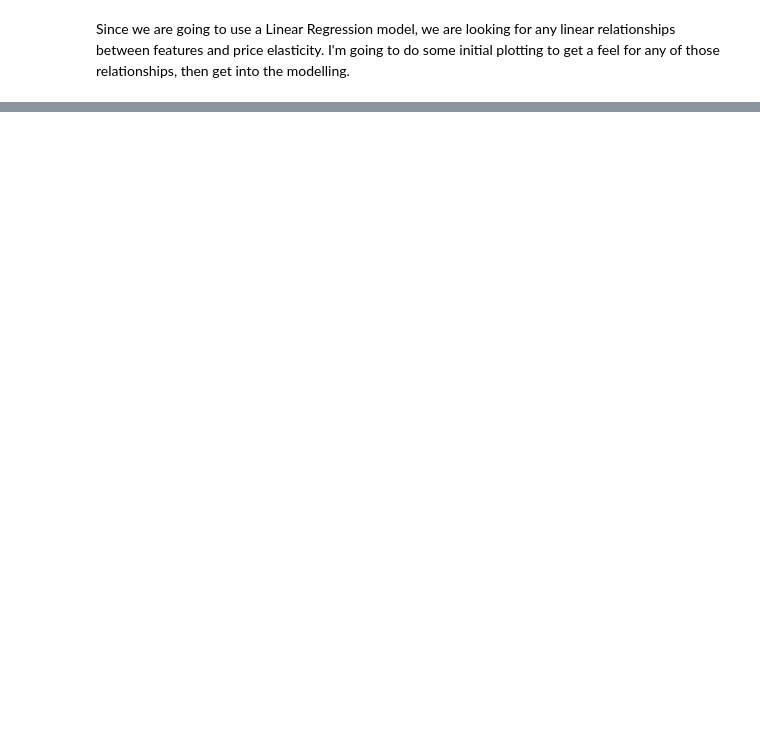
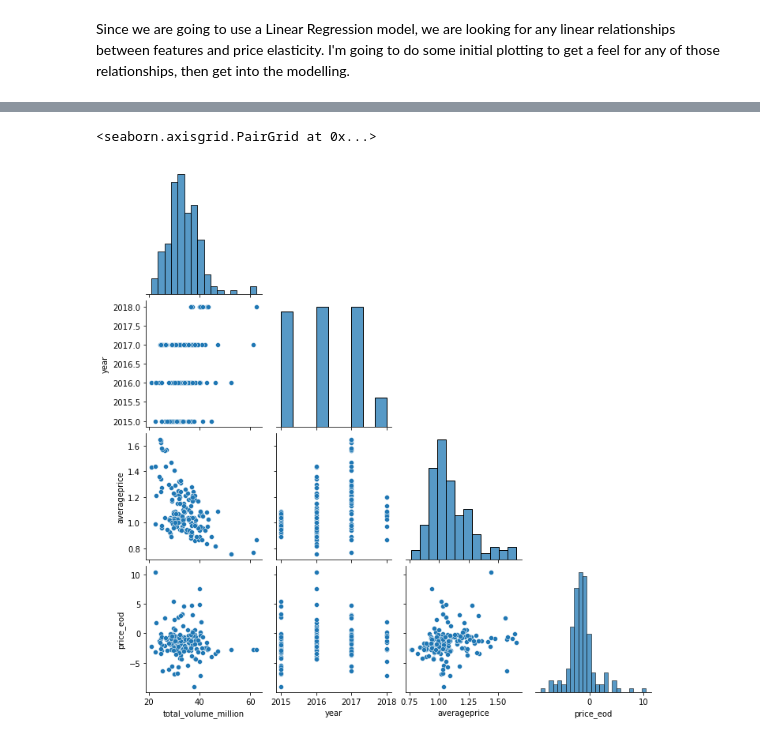
Before and after one commit to melissammcmillan/price_elasticity_of_avocados, a Jupyter notebook: 2_Modeling_with_Linear_Regression.ipynb, the cells around one changed output, grey strips where cells are left out. Drawn from its saved outputs; the diff is of its cells as text; code cells hidden in the pictures; blank space fills up the shorter version.

```diff
--- a/2_Modeling_with_Linear_Regression.ipynb
+++ b/2_Modeling_with_Linear_Regression.ipynb
@@ -37,0 +65,3 @@ peod.describe()
+# %%
+small_totalus = totalus[['total_volume_million', 'year', 'averageprice', 'price_eod']]
+small_totalus
@@ -37,0 +82,6 @@ peod.describe()
+# %%
+#Make a quick pairplot to see the correlations
+sns.pairplot(small_totalus, corner = True)
+# %% [output]
+<seaborn.axisgrid.PairGrid at 0x...>
+[figure, added]
```
Also changed, not shown: parts of 21 cells of this notebook.
